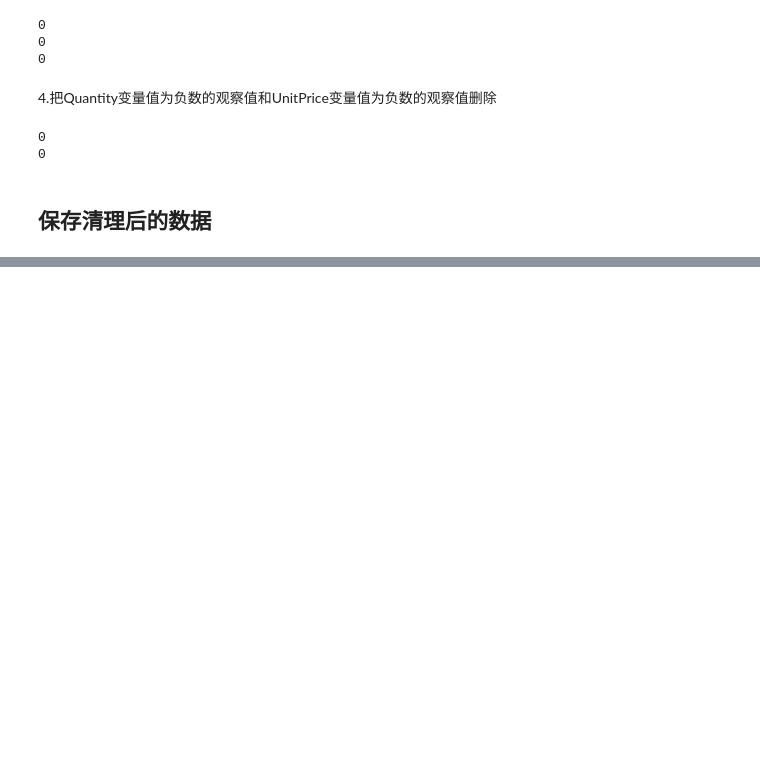
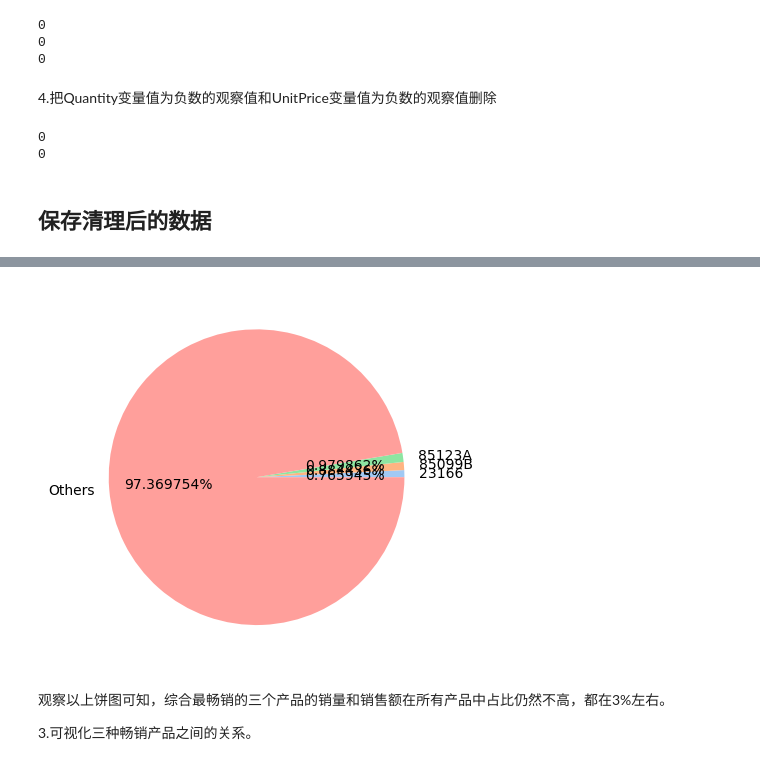
Before and after one commit to LelEzz-0912/Ecommerce_Data_Analysis, a Jupyter notebook: PROJECT _ 评估和清理电商销售数据.ipynb, the cells around one changed output, grey strips where cells are left out. Cells and saved outputs as stored; diff of their text form; code cells hidden in the pictures; blank space fills up the shorter version.

```diff
--- a/PROJECT _ 评估和清理电商销售数据.ipynb
+++ b/PROJECT _ 评估和清理电商销售数据.ipynb
@@ -342,0 +503,9 @@ cleaned_data.to_csv("e_commerce_cleaned.csv", index=False)
+# %%
+plt.pie(compare_data["Sales"], labels=compare_data["StockCode"], autopct="%1f%%")
+plt.show()
+# %% [output]
+[figure, added]
+# %% [markdown]
+观察以上饼图可知，综合最畅销的三个产品的销量和销售额在所有产品中占比仍然不高，都在3%左右。
+
+3.可视化三种畅销产品之间的关系。
```
Also changed, not shown: parts of 32 cells of this notebook.
